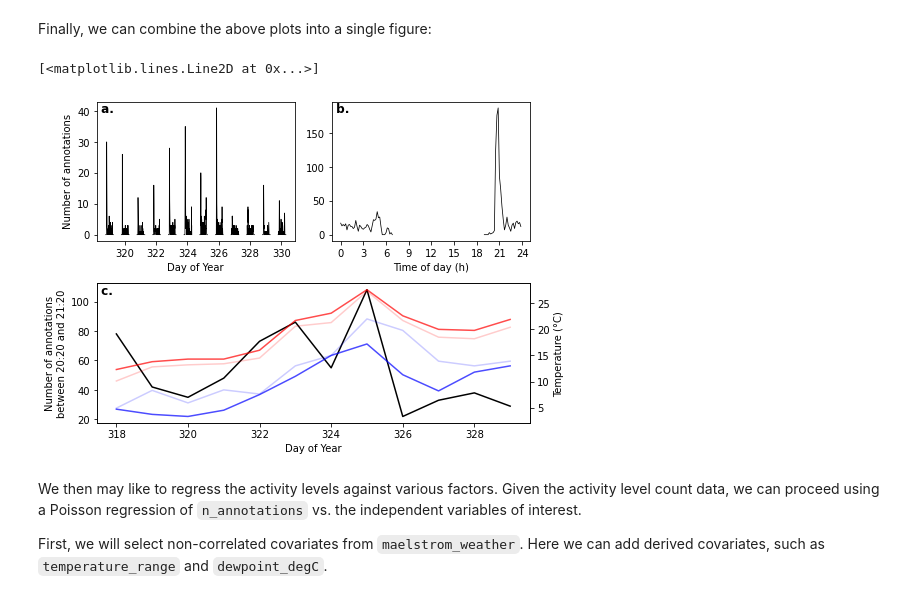
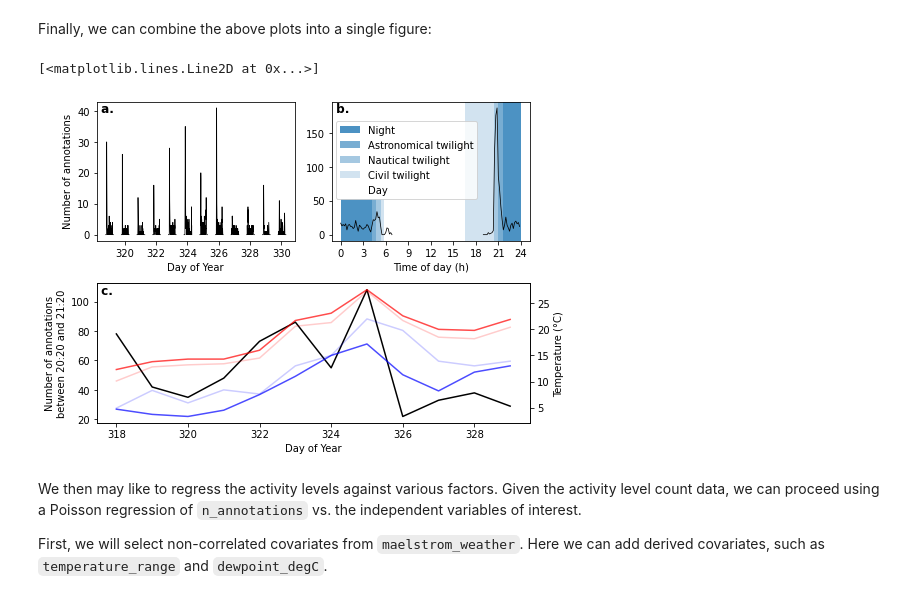
Before and after one commit to J-Wall/camfi, a Jupyter notebook: examples/activity_analysis.ipynb, the cells around one changed output. Drawn from its saved outputs; the diff is of its cells as text; code cells hidden in the pictures.

Commit message:
Include twilight and sunrise/sunset in activity levels figure

```diff
--- a/examples/activity_analysis.ipynb
+++ b/examples/activity_analysis.ipynb
@@ -297,6 +310,8 @@ ax2.plot(
 # %% [markdown]
 Finally, we can combine the above plots into a single figure:
 # %%
+
+
 fig = plt.figure(
     figsize=(7.5, 5.2),
     #dpi=1000.0,
@@ -317,8 +332,75 @@ ax2 = fig.add_subplot(
     222,
     xlabel="Time of day (h)",
 )
-ax2.set_title(" b.", fontdict={"fontweight": "bold"}, loc="left", y=title_y)
 ax2.plot(b24_midpoints, n_annotations_per10min24, c="k", lw=0.75)
+
+ax2.axvspan(
+    0.,
+    maelstrom_weather["astronomical_twilight_start"].mean(),
+    ymax=0.3,
+    alpha=0.8,
+    label="Night",
+)
+
+ax2.axvspan(
+    maelstrom_weather["astronomical_twilight_start"].mean(),
+    maelstrom_weather["nautical_twilight_start"].mean(),
+    ymax=0.3,
+    alpha=0.6,
+    label="Astronomical twilight",
+)
+
+ax2.axvspan(
+    maelstrom_weather["nautical_twilight_start"].mean(),
+    maelstrom_weather["civil_twilight_start"].mean(),
+    ymax=0.3,
+    alpha=0.4,
+    label="Nautical twilight",
+)
+
+ax2.axvspan(
+    maelstrom_weather["civil_twilight_start"].mean(),
+    maelstrom_weather["sunrise"].mean(),
+    ymax=0.3,
+    alpha=0.2,
+    label="Civil twilight",
+)
+
+ax2.axvspan(
+    maelstrom_weather["sunrise"].mean(),
+    maelstrom_weather["sunset"].mean(),
+    ymax=0.3,
+    alpha=0.,
+    label="Day",
+)
+
+ax2.axvspan(
+    maelstrom_weather["astronomical_twilight_end"].mean(),
+    24.,
+    alpha=0.8,
+)
+
+ax2.axvspan(
+    maelstrom_weather["nautical_twilight_end"].mean(),
+    maelstrom_weather["astronomical_twilight_end"].mean(),
+    alpha=0.6,
+)
+
+ax2.axvspan(
+
+    maelstrom_weather["civil_twilight_end"].mean(),
+    maelstrom_weather["nautical_twilight_end"].mean(),
+    alpha=0.4,
+)
+
+ax2.axvspan(
+    maelstrom_weather["sunset"].mean(),
+    maelstrom_weather["civil_twilight_end"].mean(),
+    alpha=0.2,
+)
+
+ax2.legend(loc=(0.02, 0.3))
+ax2.set_title(" b.", fontdict={"fontweight": "bold"}, loc="left", y=title_y, zorder=10)
 ax2.xaxis.set_major_locator(MaxNLocator(integer=True))
 
 ax3 = fig.add_subplot(
@@ -339,34 +421,34 @@ ax4.set_ylabel("Temperature (°C)")
 ax4.plot(
     maelstrom_weather["dayofyear"],
     maelstrom_weather["temperature_maximum_degC"],
     c="r",
     alpha=0.7,
     label="Maximum temperature (C)",
 )
 ax4.plot(
     maelstrom_weather["dayofyear"],
     maelstrom_weather["temperature_3pm_degC"],
     c="r",
     alpha=0.2,
     label="3pm Temperature (C)",
 )
 ax4.plot(
     maelstrom_weather["dayofyear"],
     maelstrom_weather["temperature_minimum_evening_degC"],
     c="b",
     alpha=0.7,
     label="Minimum temperature (C)",
 )
 ax4.plot(
     maelstrom_weather["dayofyear"],
     maelstrom_weather["temperature_9am_degC"],
     c="b",
     alpha=0.2,
     label="9am Temperature (C)",
 )
 # %% [output]
 [<matplotlib.lines.Line2D at 0x...>]
-[figure, old version]
+[figure, new version]
 # %% [markdown]
 We then may like to regress the activity levels against various factors. Given the activity level count data, we can proceed using a Poisson regression of `n_annotations` vs. the independent variables of interest.
 
```
Also changed, not shown: parts of 6 cells of this notebook, 2 other files.
